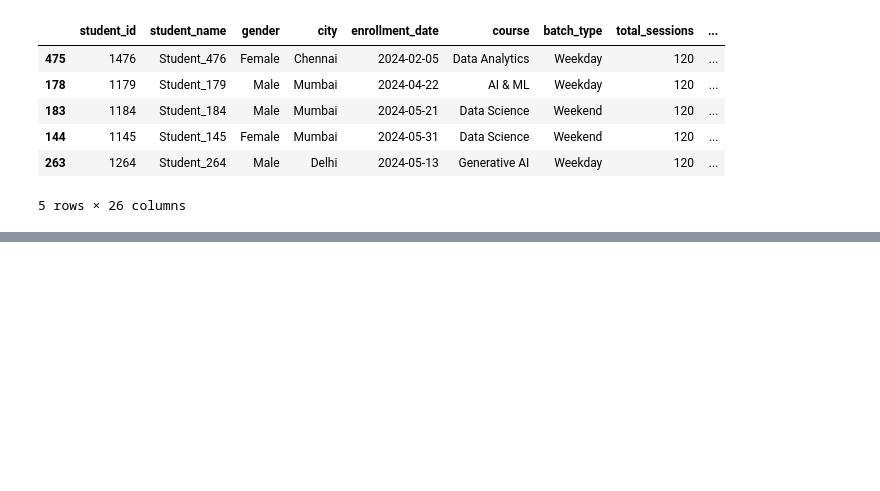
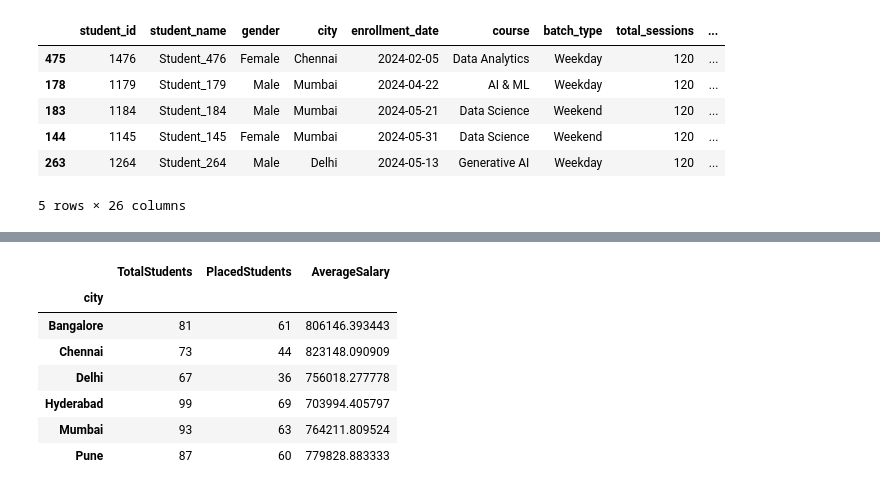
Before and after one commit to anuja-2904/Edtech_Student_Learning_data, a Jupyter notebook: Edtech_Student_Learning_data (1).ipynb, the cells around one changed output, grey strips where cells are left out. Cells and saved outputs as stored; diff of their text form; code cells hidden in the pictures; blank space fills up the shorter version.

```diff
--- a/Edtech_Student_Learning_data (1).ipynb
+++ b/Edtech_Student_Learning_data (1).ipynb
@@ -616,0 +775,15 @@ df.sort_values(["total_score"], ascending = False).head()
+# %%
+#13. Perform named aggregations on city to calculate total_students, placed_students, and average_salary
+
+df.groupby("city").agg(TotalStudents=("student_id","count"),
+                       PlacedStudents=("placement_numeric_status","sum"),
+                       AverageSalary=("salary_offered","mean"))
+# %% [output]
+|  | TotalStudents | PlacedStudents | AverageSalary |
+| city |  |  |  |
+| Bangalore | 81 | 61 | 806146.393443 |
+| Chennai | 73 | 44 | 823148.090909 |
+| Delhi | 67 | 36 | 756018.277778 |
+| Hyderabad | 99 | 69 | 703994.405797 |
+| Mumbai | 93 | 63 | 764211.809524 |
+| Pune | 87 | 60 | 779828.883333 |
```
Also changed, not shown: parts of 44 cells of this notebook.
